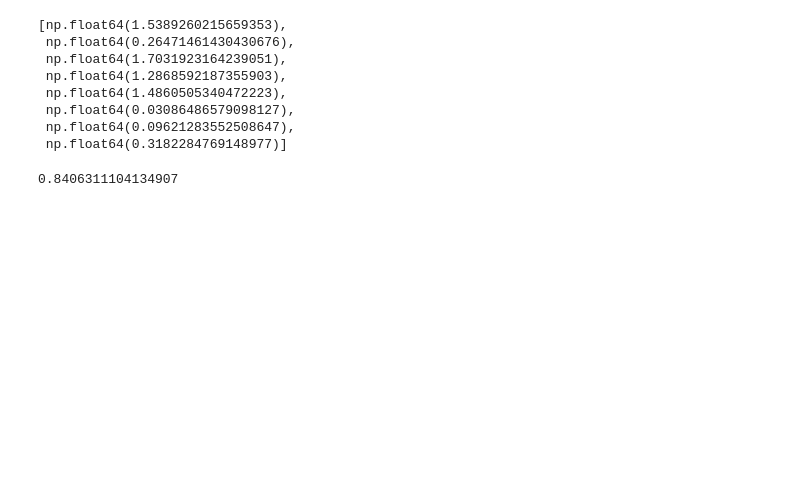
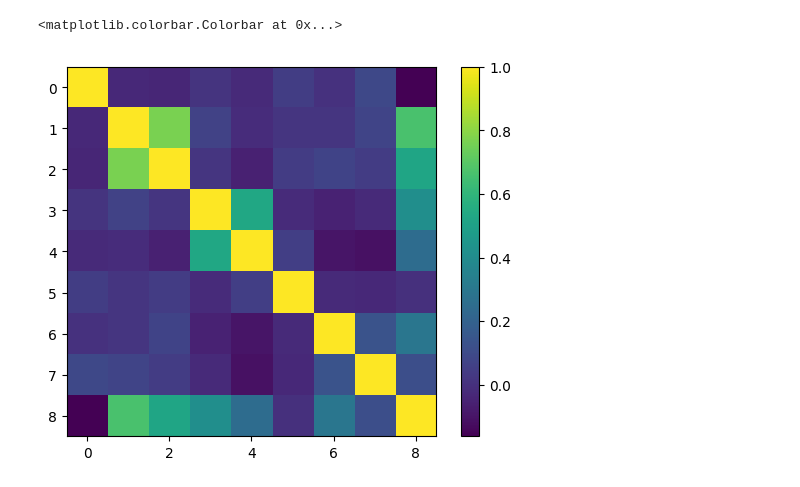
Before and after one commit to whiteraven37/AIML-lab1, a Jupyter notebook: Lab1/Lab1/PS/q5/q5more.ipynb, the cells around one changed output. Drawn from its saved outputs; the diff is of its cells as text; code cells hidden in the pictures; blank space fills up the shorter version.

```diff
--- a/Lab1/Lab1/PS/q5/q5more.ipynb
+++ b/Lab1/Lab1/PS/q5/q5more.ipynb
@@ -113,0 +96,6 @@ cols
+# %%
+plt.imshow(filtered_df.corr())
+plt.colorbar()
+# %% [output]
+<matplotlib.colorbar.Colorbar at 0x...>
+[figure, added]
@@ -140,15 +105,0 @@ for i in range(k):
-# %%
-rs_errs
-# %% [output]
-[np.float64(1.5389260215659353),
- np.float64(0.26471461430430676),
- np.float64(1.7031923164239051),
- np.float64(1.2868592187355903),
- np.float64(1.4860505340472223),
- np.float64(0.03086486579098127),
- np.float64(0.09621283552508647),
- np.float64(0.3182284769148977)]
-# %%
-print(np.mean(np.array(rs_errs)))
-# %% [output]
-0.8406311104134907
```
Also changed, not shown: parts of 85 cells of this notebook, 5 other files.
